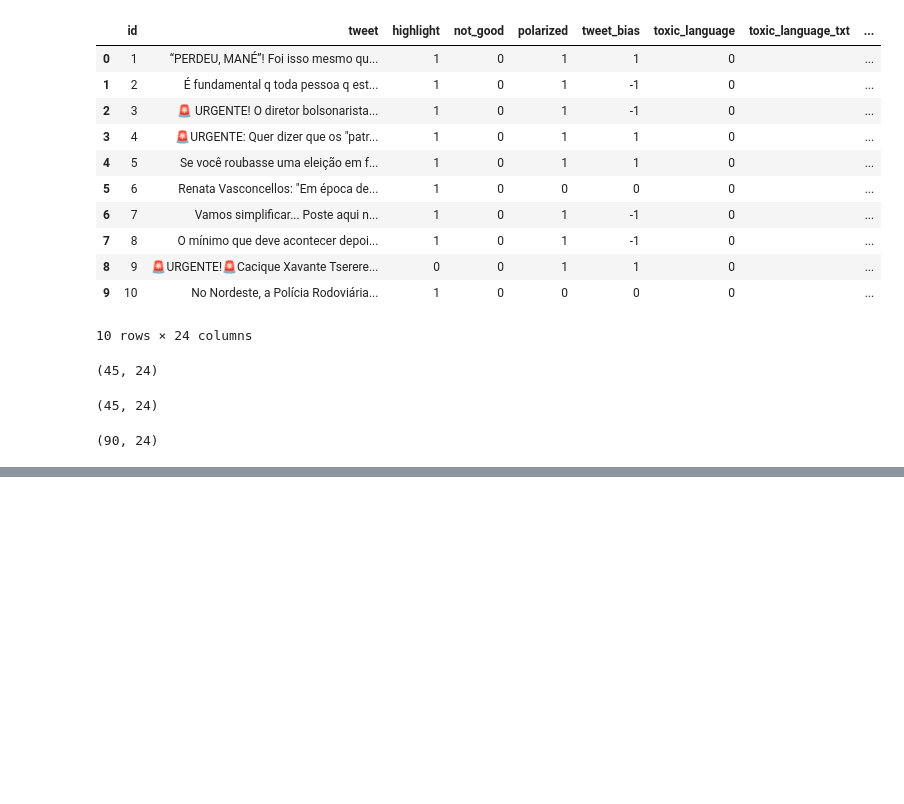
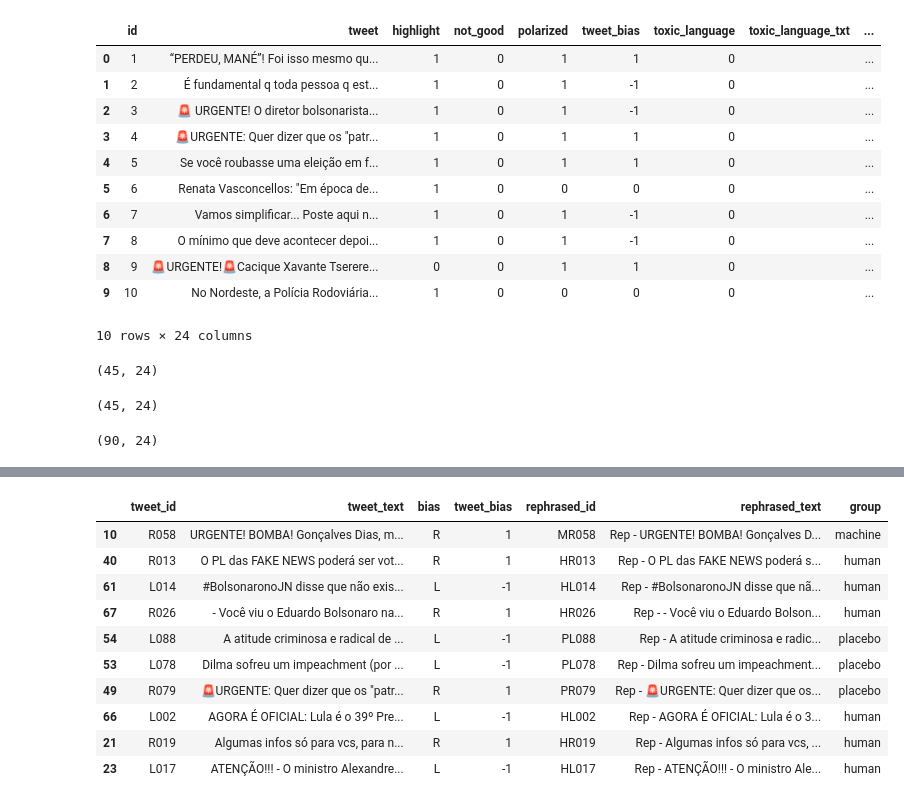
Before and after one commit to lucasraniere/tweet-labeling-tool, a Jupyter notebook: data/data_view.ipynb, the cells around one changed output, grey strips where cells are left out. Cells and saved outputs as stored; diff of their text form; code cells hidden in the pictures; blank space fills up the shorter version.

```diff
--- a/data/data_view.ipynb
+++ b/data/data_view.ipynb
@@ -78,15 +80,15 @@ indexed_tweets.head()
 # %%
 human = [
-    indexed_tweets[indexed_tweets['bias']=='L'][1:15],
-    indexed_tweets[indexed_tweets['bias']=='R'][1:15]
+    indexed_tweets[indexed_tweets['bias']=='L'][0:15],
+    indexed_tweets[indexed_tweets['bias']=='R'][0:15]
 ]
 machine = [
-    indexed_tweets[indexed_tweets['bias']=='L'][16:30],
-    indexed_tweets[indexed_tweets['bias']=='R'][16:30]
+    indexed_tweets[indexed_tweets['bias']=='L'][15:30],
+    indexed_tweets[indexed_tweets['bias']=='R'][15:30]
 ]
 placebo = [
-    indexed_tweets[indexed_tweets['bias']=='L'][31:45],
-    indexed_tweets[indexed_tweets['bias']=='R'][31:45]
+    indexed_tweets[indexed_tweets['bias']=='L'][30:45],
+    indexed_tweets[indexed_tweets['bias']=='R'][30:45]
 ]
 
 human_tts = pd.concat(human)
@@ -106,0 +114,14 @@ placebo_tts.to_parquet('placebo_groups_tweets.parquet')
+# %%
+tweets_df.sample(10)
+# %% [output]
+|  | tweet_id | tweet_text | bias | tweet_bias | rephrased_id | rephrased_text | group |
+| 10 | R058 | URGENTE! BOMBA! Gonçalves Dias, m... | R | 1 | MR058 | Rep - URGENTE! BOMBA! Gonçalves D... | machine |
+| 40 | R013 | O PL das FAKE NEWS poderá ser vot... | R | 1 | HR013 | Rep - O PL das FAKE NEWS poderá s... | human |
+| 61 | L014 | #BolsonaronoJN disse que não exis... | L | -1 | HL014 | Rep - #BolsonaronoJN disse que nã... | human |
+| 67 | R026 | - Você viu o Eduardo Bolsonaro na... | R | 1 | HR026 | Rep - - Você viu o Eduardo Bolson... | human |
+| 54 | L088 | A atitude criminosa e radical de ... | L | -1 | PL088 | Rep - A atitude criminosa e radic... | placebo |
+| 53 | L078 | Dilma sofreu um impeachment (por ... | L | -1 | PL078 | Rep - Dilma sofreu um impeachment... | placebo |
+| 49 | R079 | 🚨URGENTE: Quer dizer que os "patr... | R | 1 | PR079 | Rep - 🚨URGENTE: Quer dizer que os... | placebo |
+| 66 | L002 | AGORA É OFICIAL: Lula é o 39º Pre... | L | -1 | HL002 | Rep - AGORA É OFICIAL: Lula é o 3... | human |
+| 21 | R019 | Algumas infos só para vcs, para n... | R | 1 | HR019 | Rep - Algumas infos só para vcs, ... | human |
+| 23 | L017 | ATENÇÃO!!! - O ministro Alexandre... | L | -1 | HL017 | Rep - ATENÇÃO!!! - O ministro Ale... | human |
```
Also changed, not shown: parts of 8 cells of this notebook, 5 other files.
